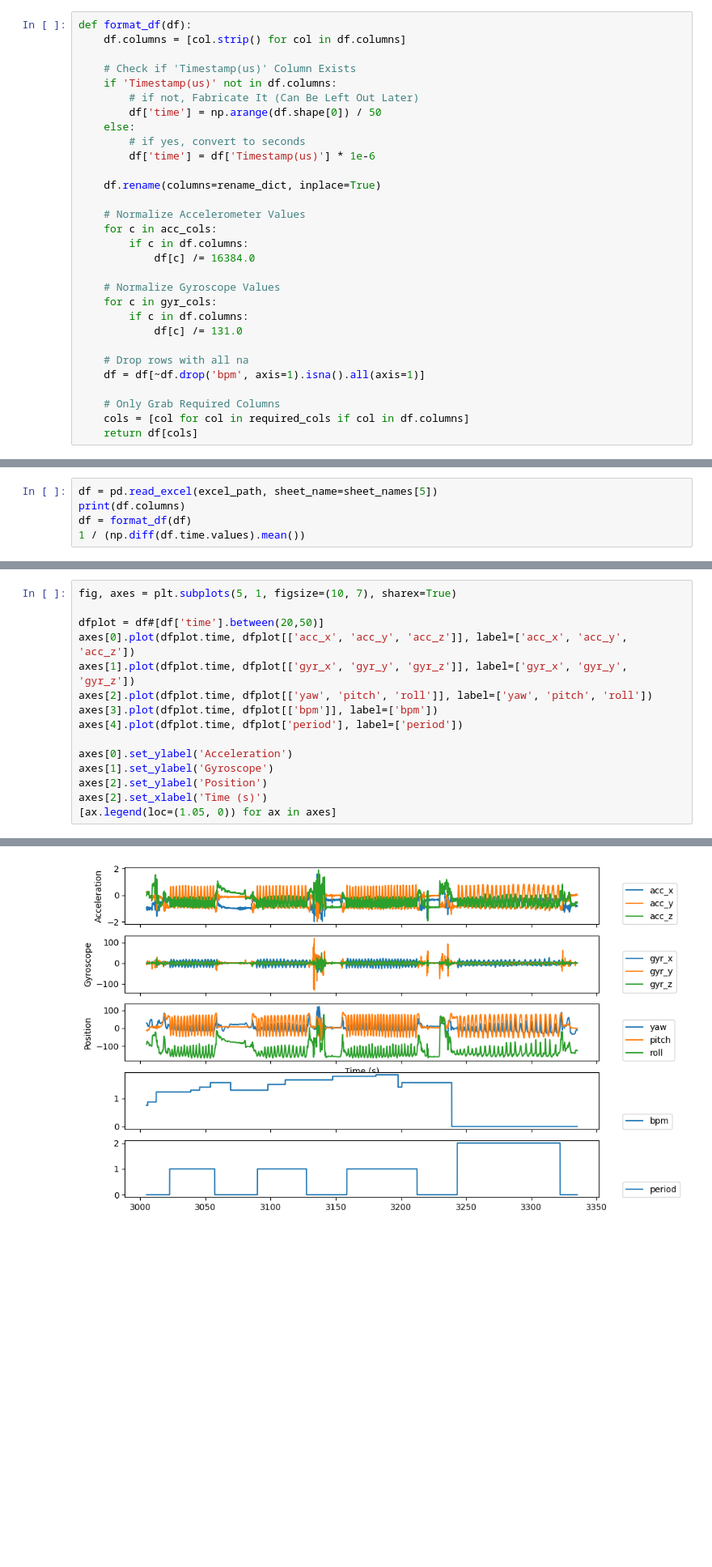
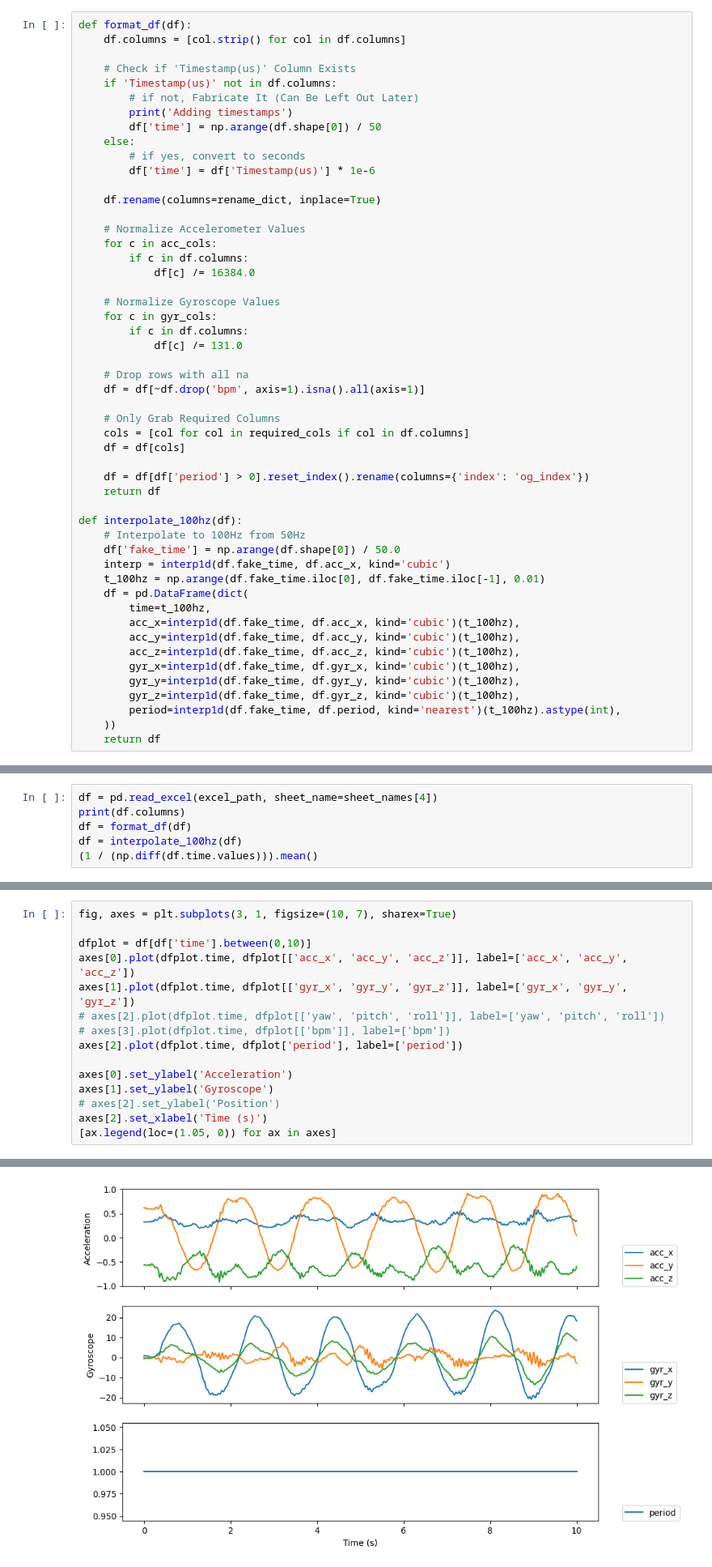
Before and after one commit to Musa-Azeem/AI-hypertrophy-coach, a Jupyter notebook: elshafei_data_cleaning.ipynb, the cells around one changed output, grey strips where cells are left out. Shown at 81% size. Saved outputs shown, nothing was run; the diff lists cells and outputs as text; blank space fills up the shorter version.

Commit message:
interpolate

```diff
--- a/elshafei_data_cleaning.ipynb
+++ b/elshafei_data_cleaning.ipynb
@@ -42,6 +43,7 @@ def format_df(df):
     # Check if 'Timestamp(us)' Column Exists
     if 'Timestamp(us)' not in df.columns:
         # if not, Fabricate It (Can Be Left Out Later)
+        print('Adding timestamps')
         df['time'] = np.arange(df.shape[0]) / 50
     else:
         # if yes, convert to seconds
@@ -64,7 +66,27 @@ def format_df(df):
 
     # Only Grab Required Columns
     cols = [col for col in required_cols if col in df.columns]
-    return df[cols]
+    df = df[cols]
+
+    df = df[df['period'] > 0].reset_index().rename(columns={'index': 'og_index'})
+    return df
+
+def interpolate_100hz(df):
+    # Interpolate to 100Hz from 50Hz
+    df['fake_time'] = np.arange(df.shape[0]) / 50.0
+    interp = interp1d(df.fake_time, df.acc_x, kind='cubic')
+    t_100hz = np.arange(df.fake_time.iloc[0], df.fake_time.iloc[-1], 0.01)
+    df = pd.DataFrame(dict(
+        time=t_100hz,
+        acc_x=interp1d(df.fake_time, df.acc_x, kind='cubic')(t_100hz),
+        acc_y=interp1d(df.fake_time, df.acc_y, kind='cubic')(t_100hz),
+        acc_z=interp1d(df.fake_time, df.acc_z, kind='cubic')(t_100hz),
+        gyr_x=interp1d(df.fake_time, df.gyr_x, kind='cubic')(t_100hz),
+        gyr_y=interp1d(df.fake_time, df.gyr_y, kind='cubic')(t_100hz),
+        gyr_z=interp1d(df.fake_time, df.gyr_z, kind='cubic')(t_100hz),
+        period=interp1d(df.fake_time, df.period, kind='nearest')(t_100hz).astype(int),
+    ))
+    return df
 # %%
 # Go Through Each Sheet, Do Some Cleaning and Renaming, Write to CSVs
 for sheet in sheet_names:
@@ -92,8 +114,9 @@ Saved Cleaned Data for Sheet 'P9' to data/elshafei_data_cleaned/P9_cleaned.csv
 # %%
-df = pd.read_excel(excel_path, sheet_name=sheet_names[5])
+df = pd.read_excel(excel_path, sheet_name=sheet_names[4])
 print(df.columns)
 df = format_df(df)
-1 / (np.diff(df.time.values).mean())
+df = interpolate_100hz(df)
+(1 / (np.diff(df.time.values))).mean()
 # %% [output]
 Index(['Timestamp(us)', ' yaw', ' pitch', ' roll', ' ax', ' ay', ' az', ' gx',
        ' gy', ' gz', ' mx', ' my', ' mz', 'bpm', 'period'],
@@ -102,16 +125,16 @@ np.float64(nan)
 # %%
-fig, axes = plt.subplots(5, 1, figsize=(10, 7), sharex=True)
+fig, axes = plt.subplots(3, 1, figsize=(10, 7), sharex=True)
 
-dfplot = df#[df['time'].between(20,50)]
+dfplot = df[df['time'].between(0,10)]
 axes[0].plot(dfplot.time, dfplot[['acc_x', 'acc_y', 'acc_z']], label=['acc_x', 'acc_y', 'acc_z'])
 axes[1].plot(dfplot.time, dfplot[['gyr_x', 'gyr_y', 'gyr_z']], label=['gyr_x', 'gyr_y', 'gyr_z'])
-axes[2].plot(dfplot.time, dfplot[['yaw', 'pitch', 'roll']], label=['yaw', 'pitch', 'roll'])
-axes[3].plot(dfplot.time, dfplot[['bpm']], label=['bpm'])
-axes[4].plot(dfplot.time, dfplot['period'], label=['period'])
+# axes[2].plot(dfplot.time, dfplot[['yaw', 'pitch', 'roll']], label=['yaw', 'pitch', 'roll'])
+# axes[3].plot(dfplot.time, dfplot[['bpm']], label=['bpm'])
+axes[2].plot(dfplot.time, dfplot['period'], label=['period'])
 
 axes[0].set_ylabel('Acceleration')
 axes[1].set_ylabel('Gyroscope')
-axes[2].set_ylabel('Position')
+# axes[2].set_ylabel('Position')
 axes[2].set_xlabel('Time (s)')
 [ax.legend(loc=(1.05, 0)) for ax in axes]
 # %% [output]
@@ -122,4 +143,4 @@ axes[2].set_xlabel('Time (s)')
  <matplotlib.legend.Legend at 0x...>]
-[figure, old version]
+[figure, new version]
 # %% [markdown]
 # Segment sets / reps
```
Also changed, not shown: parts of 4 cells of this notebook, 2 other files.
